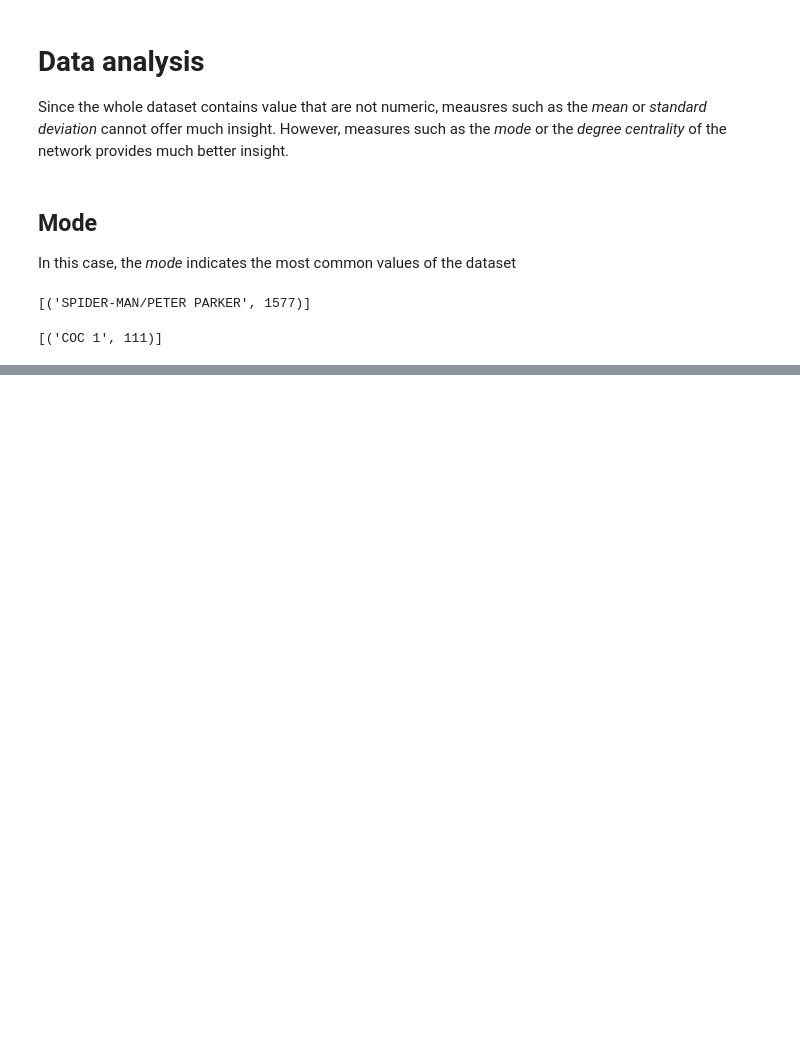
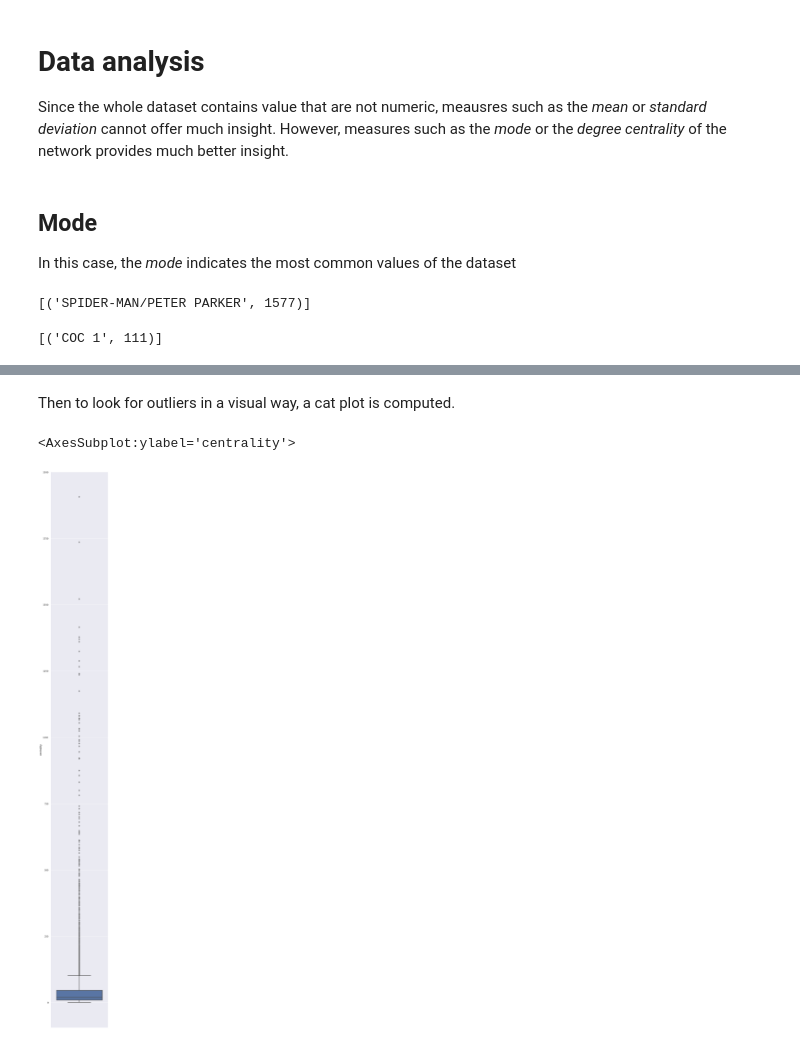
Before and after one commit to carlosahs/RetoAnalitica, a Jupyter notebook: src/data-analysis.ipynb, the cells around one changed output, grey strips where cells are left out. Cells and saved outputs as stored; diff of their text form; code cells hidden in the pictures; blank space fills up the shorter version.

Commit message:
Visualize data with a boxplot

```diff
--- a/src/data-analysis.ipynb
+++ b/src/data-analysis.ipynb
@@ -241,0 +243,7 @@ len(hero_network)
+# %%
+hero_network_centrality_df = defaultdict(list)
+for hero, centrality in hero_network_centrality:
+    hero_network_centrality_df['hero'].append(hero)
+    hero_network_centrality_df['centrality'].append(centrality)
+hero_network_centrality_df = pd.DataFrame(hero_network_centrality_df)
+hero_network_centrality_df
@@ -241,0 +264,9 @@ len(hero_network)
+# %% [markdown]
+Then to look for outliers in a visual way, a cat plot is computed.
+# %%
+sns.set(rc={"figure.figsize":(5, 50)})
+sns.boxplot(y=hero_network_centrality_df['centrality'],
+            linewidth=2.5)
+# %% [output]
+<AxesSubplot:ylabel='centrality'>
+[figure, added]
```
Also changed, not shown: parts of 43 cells of this notebook.
